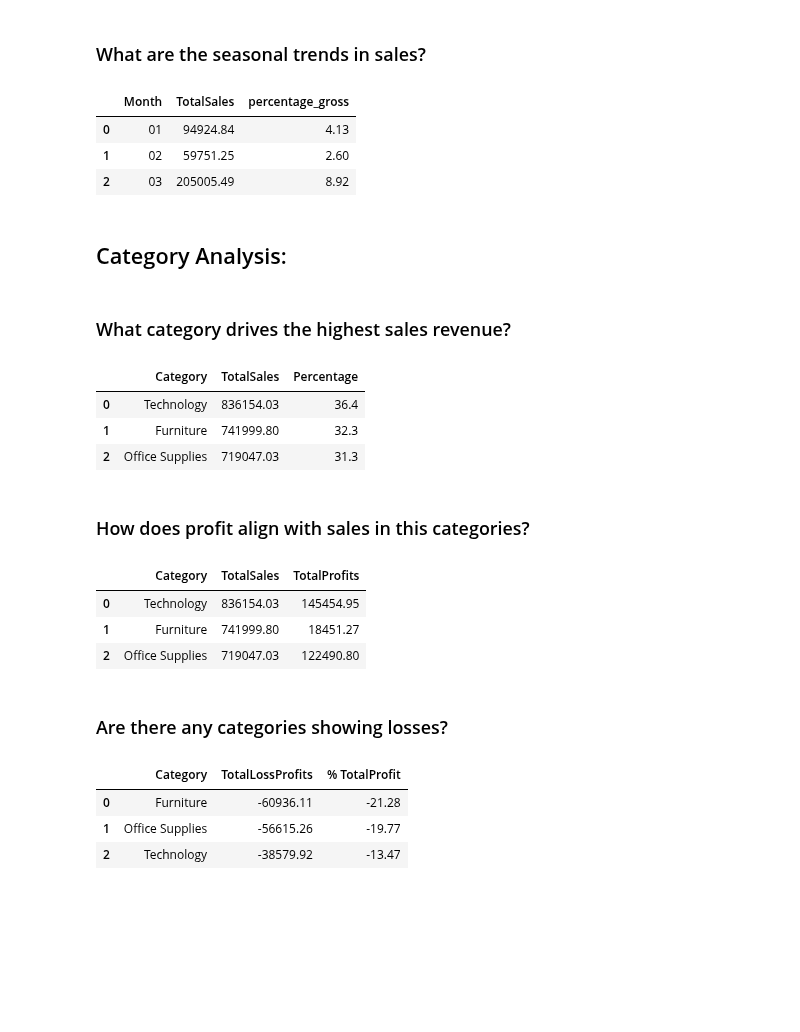
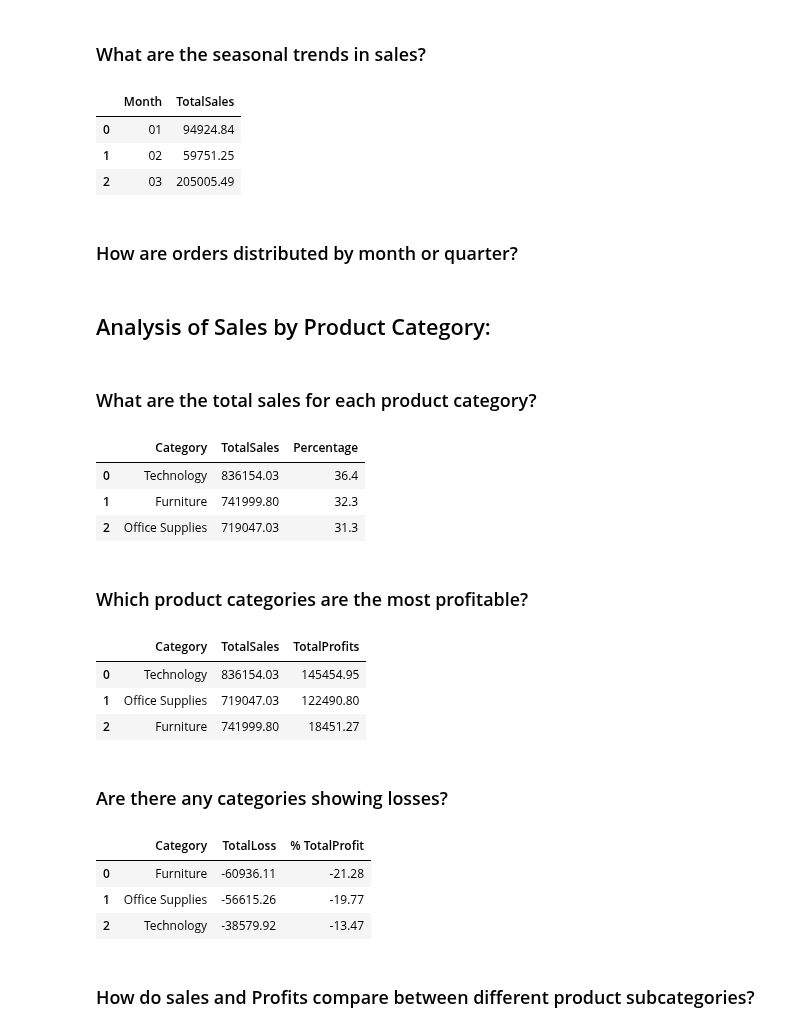
Before and after one commit to Ileeko/E-Commerce_SuperStore, a Jupyter notebook: SuperStore_EDA.ipynb, the cells around one changed output. Drawn from its saved outputs; the diff is of its cells as text; code cells hidden in the pictures; blank space fills up the shorter version.

```diff
--- a/SuperStore_EDA.ipynb
+++ b/SuperStore_EDA.ipynb
@@ -135,33 +166,27 @@ fig.show()
 # %%
 sales_month = '''
                     SELECT
                         STRFTIME('%m', OrderDate)'Month',
                         ROUND(SUM(Sales), 2)'TotalSales'
                     FROM Orders_details
                     GROUP BY Month;
                 '''
 
 df = sql_to_dataframe(sales_month)
-df['percentage_gross'] = round((df['TotalSales'] / df['TotalSales'].sum()) *100, 2)
-
 display(df.head(3))
 
-fig = px.bar(df, x='Month', y='TotalSales', text='percentage_gross', title='Monthly Sales')
-# Add percentage to the hover text
-fig.update_traces(texttemplate='%{text}%')
+fig = px.bar(df, x='Month', y='TotalSales', title='Monthly Sales')
 
 # Calculate mean of TotalSales
 trend_line = pd.Series([df['TotalSales'].mean()] * len(df))
 
 fig.add_scatter(x=df['Month'], y=trend_line, mode='lines', name='Trend Line', line=dict(color='rgba(0,0,0,0.2)'))
 
 fig.show()
 # %% [output]
-|  | Month | TotalSales | percentage_gross |
-| 0 | 01 | 94924.84 | 4.13 |
-| 1 | 02 | 59751.25 | 2.60 |
-| 2 | 03 | 205005.49 | 8.92 |
+|  | Month | TotalSales |
+| 0 | 01 | 94924.84 |
+| 1 | 02 | 59751.25 |
+| 2 | 03 | 205005.49 |
-# %% [markdown]
-## Category Analysis:
-# %% [markdown]
-### What category drives the highest sales revenue?
+# %% [markdown]
+### How are orders distributed by month or quarter?
@@ -168,3 +206,7 @@ fig.show()
+# %% [markdown]
+## Analysis of Sales by Product Category:
+# %% [markdown]
+### What are the total sales for each product category?
 # %%
 category_sales = '''
                     SELECT c.Category, ROUND(SUM(o.Sales),2)'TotalSales'
@@ -189,10 +231,10 @@ df
 | 0 | Technology | 836154.03 | 36.4 |
 | 1 | Furniture | 741999.80 | 32.3 |
 | 2 | Office Supplies | 719047.03 | 31.3 |
-# %% [markdown]
-### How does profit align with sales in this categories?
+# %% [markdown]
+### Which product categories are the most profitable?
 # %%
-category_techno_sales_profit = '''
+category_profit = '''
                             SELECT
                                 c.Category, ROUND(SUM(o.Sales),2)'TotalSales',
                                 ROUND(SUM(o.Profit), 2)'TotalProfits'
@@ -202,25 +244,23 @@ category_techno_sales_profit = '''
                             JOIN Orders_details AS o
                             ON p.ProductId = o.ProductId
                             GROUP BY c.Category
-
                             ORDER BY
-                                TotalSales DESC;
+                                TotalProfits DESC;
                         '''
 
-df = sql_to_dataframe(category_techno_sales_profit)
-df['Percentige ']
+df = sql_to_dataframe(category_profit)
 
 df
 # %% [output]
 |  | Category | TotalSales | TotalProfits |
 | 0 | Technology | 836154.03 | 145454.95 |
-| 1 | Furniture | 741999.80 | 18451.27 |
-| 2 | Office Supplies | 719047.03 | 122490.80 |
+| 1 | Office Supplies | 719047.03 | 122490.80 |
+| 2 | Furniture | 741999.80 | 18451.27 |
 # %% [markdown]
 ### Are there any categories showing losses?
 # %%
 category_losses = '''
-                    SELECT c.Category, ROUND(SUM(o.Profit),2)'TotalLossProfits'
+                    SELECT c.Category, ROUND(SUM(o.Profit),2)'TotalLoss'
                     FROM Categories AS c
                     JOIN Products AS p
                     ON c.CategoryID = p.CategoryId
@@ -229,16 +269,16 @@ category_losses = '''
                     WHERE o.Profit < 0
                     GROUP BY c.Category
                     ORDER BY
-                        TotalLossProfits ASC;
+                        TotalLoss ASC;
                 '''
 
 # Dataframe
 df = sql_to_dataframe(category_losses)
 # Add percentage column for each Category
-df['% TotalProfit'] = round((df['TotalLossProfits'] / 286397.02 * 100),2)
+df['% TotalProfit'] = round((df['TotalLoss'] / 286397.02 * 100),2)
 df
 # %% [output]
-|  | Category | TotalLossProfits | % TotalProfit |
+|  | Category | TotalLoss | % TotalProfit |
 | 0 | Furniture | -60936.11 | -21.28 |
 | 1 | Office Supplies | -56615.26 | -19.77 |
 | 2 | Technology | -38579.92 | -13.47 |
@@ -267,2 +305,4 @@ fig = px.bar(df, x='Year', y='TotalSales', color='Category', barmode='group',
 fig.show()
+# %% [markdown]
+### How do sales and Profits compare between different product subcategories?
 # %%
```
Also changed, not shown: parts of 22 cells of this notebook, 1 other file.
